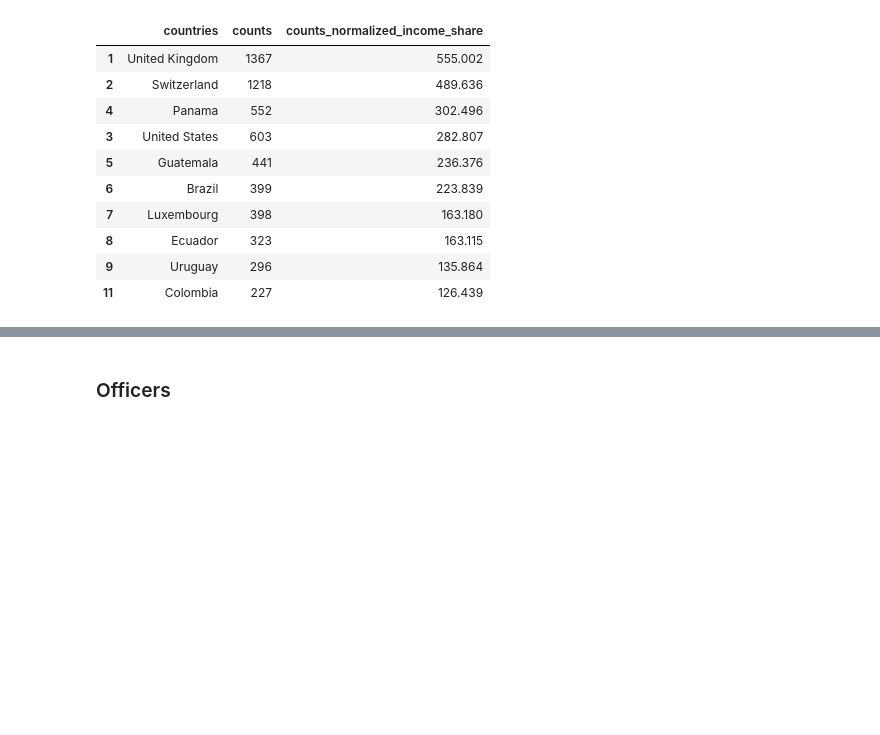
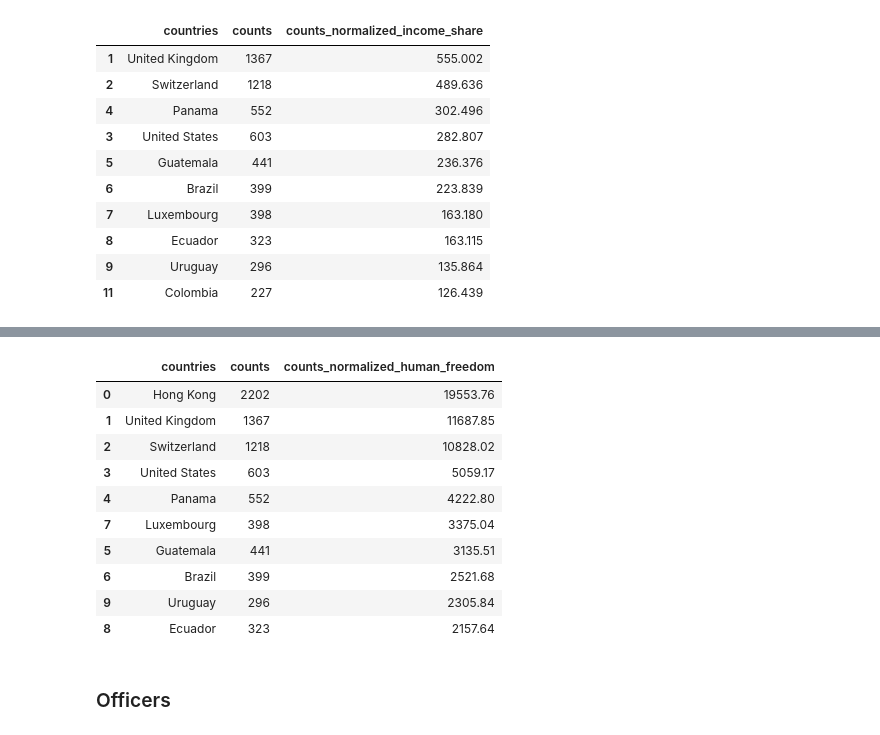
Before and after one commit to marikomakhm/ada-project, a Jupyter notebook: src/world_plots.ipynb, the cells around one changed output, grey strips where cells are left out. Drawn from its saved outputs; the diff is of its cells as text; code cells hidden in the pictures; blank space fills up the shorter version.

```diff
--- a/src/world_plots.ipynb
+++ b/src/world_plots.ipynb
@@ -333,3 +434,18 @@ pp_intermediary_country_normalized[['countries','counts','counts_normalized_inco
+# %%
+pp_intermediary_country_normalized = pp_intermediary_country_normalized.sort_values('counts_normalized_human_freedom', ascending=False)
+pp_intermediary_country_normalized[['countries','counts','counts_normalized_human_freedom']].head(10)
+# %% [output]
+|  | countries | counts | counts_normalized_human_freedom |
+| 0 | Hong Kong | 2202 | 19553.76 |
+| 1 | United Kingdom | 1367 | 11687.85 |
+| 2 | Switzerland | 1218 | 10828.02 |
+| 3 | United States | 603 | 5059.17 |
+| 4 | Panama | 552 | 4222.80 |
+| 7 | Luxembourg | 398 | 3375.04 |
+| 5 | Guatemala | 441 | 3135.51 |
+| 6 | Brazil | 399 | 2521.68 |
+| 9 | Uruguay | 296 | 2305.84 |
+| 8 | Ecuador | 323 | 2157.64 |
 # %% [markdown]
 ### Officers
 # %%
```
Also changed, not shown: parts of 14 cells of this notebook.
